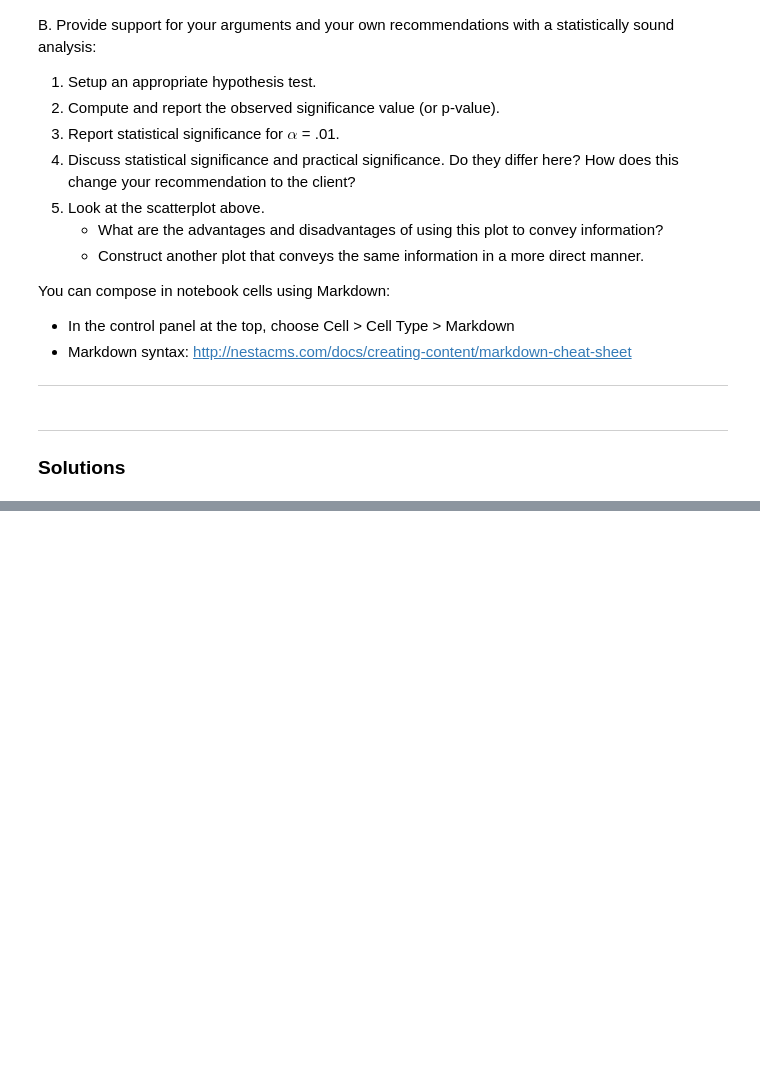
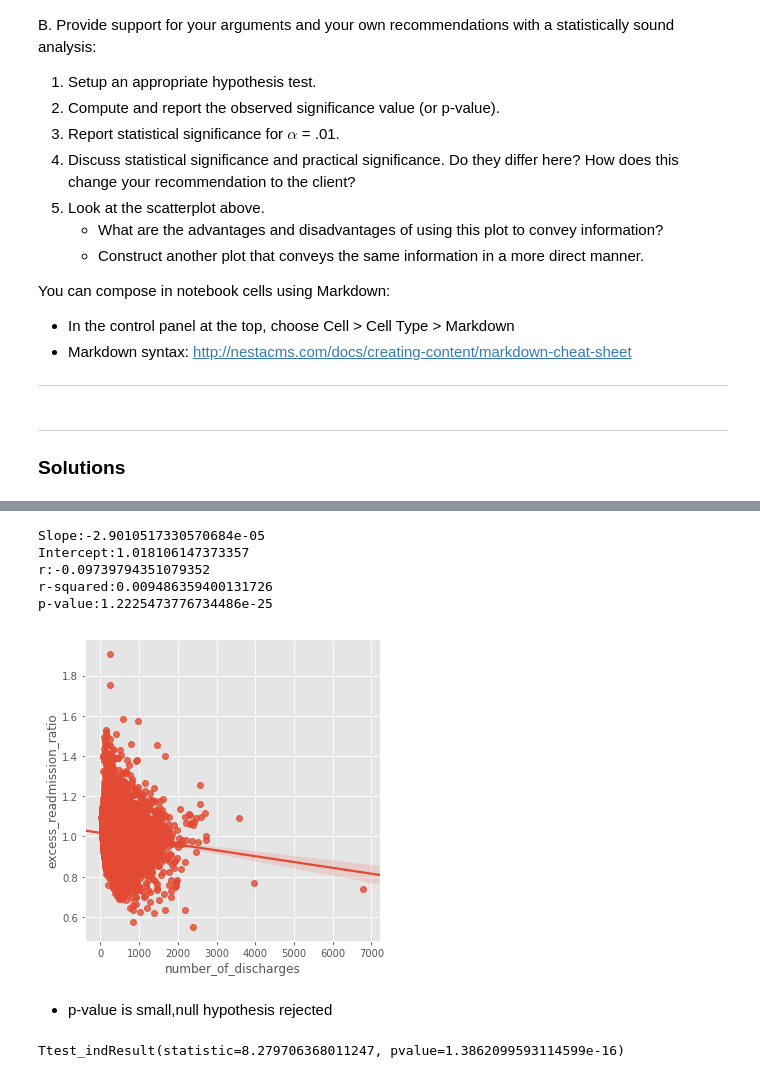
Before and after one commit to franksalas/springboard, a Jupyter notebook: Exploratory_Data_Analysis_Projects/hospital_readmit/sliderule_dsi_inferential_statistics_exercise_3.ipynb, the cells around one changed output, grey strips where cells are left out. Drawn from its saved outputs; the diff is of its cells as text; code cells hidden in the pictures; blank space fills up the shorter version.

```diff
--- a/Exploratory_Data_Analysis_Projects/hospital_readmit/sliderule_dsi_inferential_statistics_exercise_3.ipynb
+++ b/Exploratory_Data_Analysis_Projects/hospital_readmit/sliderule_dsi_inferential_statistics_exercise_3.ipynb
@@ -212,0 +222,15 @@ clean_hospital_read_df['Excess Readmission Ratio'][clean_hospital_read_df['Numbe
+# %%
+print("Slope:{}\nIntercept:{}\nr:{}\nr-squared:{}\np-value:{}".format(slope,intercept,r,r**2,p))
+# %% [output]
+Slope:-2.9010517330570684e-05
+Intercept:1.018106147373357
+r:-0.09739794351079352
+r-squared:0.009486359400131726
+p-value:1.2225473776734486e-25
+# %%
+sns.lmplot(x='number_of_discharges', y='excess_readmission_ratio', data=df)
+plt.show()
+# %% [output]
+[figure, added]
+# %% [markdown]
+- p-value is small,null  hypothesis rejected
@@ -212,0 +246,4 @@ clean_hospital_read_df['Excess Readmission Ratio'][clean_hospital_read_df['Numbe
+# %%
+stats.ttest_ind(a, b, axis=0, equal_var=False)
+# %% [output]
+Ttest_indResult(statistic=8.279706368011247, pvalue=1.3862099593114599e-16)
```
Also changed, not shown: parts of 30 cells of this notebook, 3 other files.
